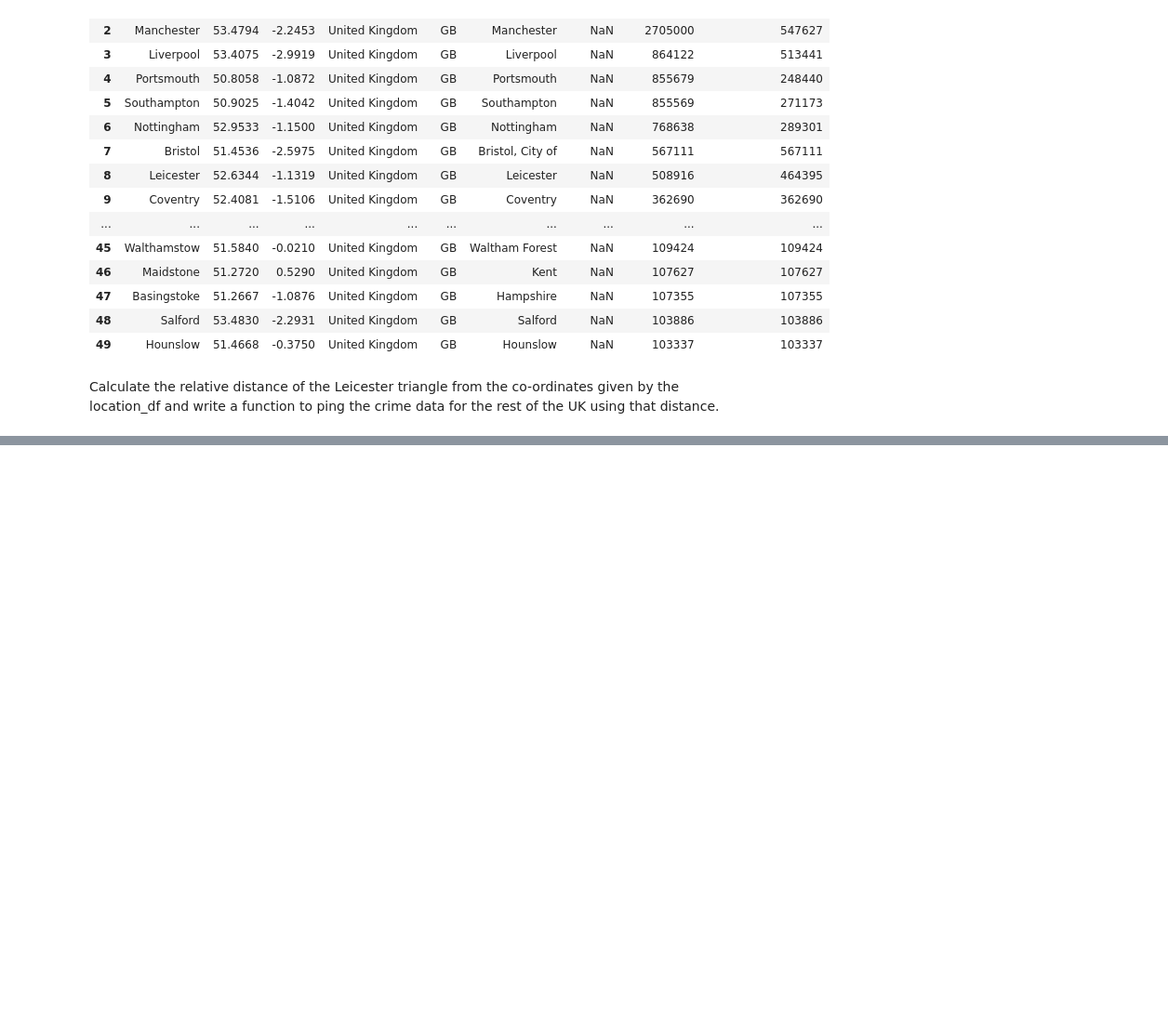
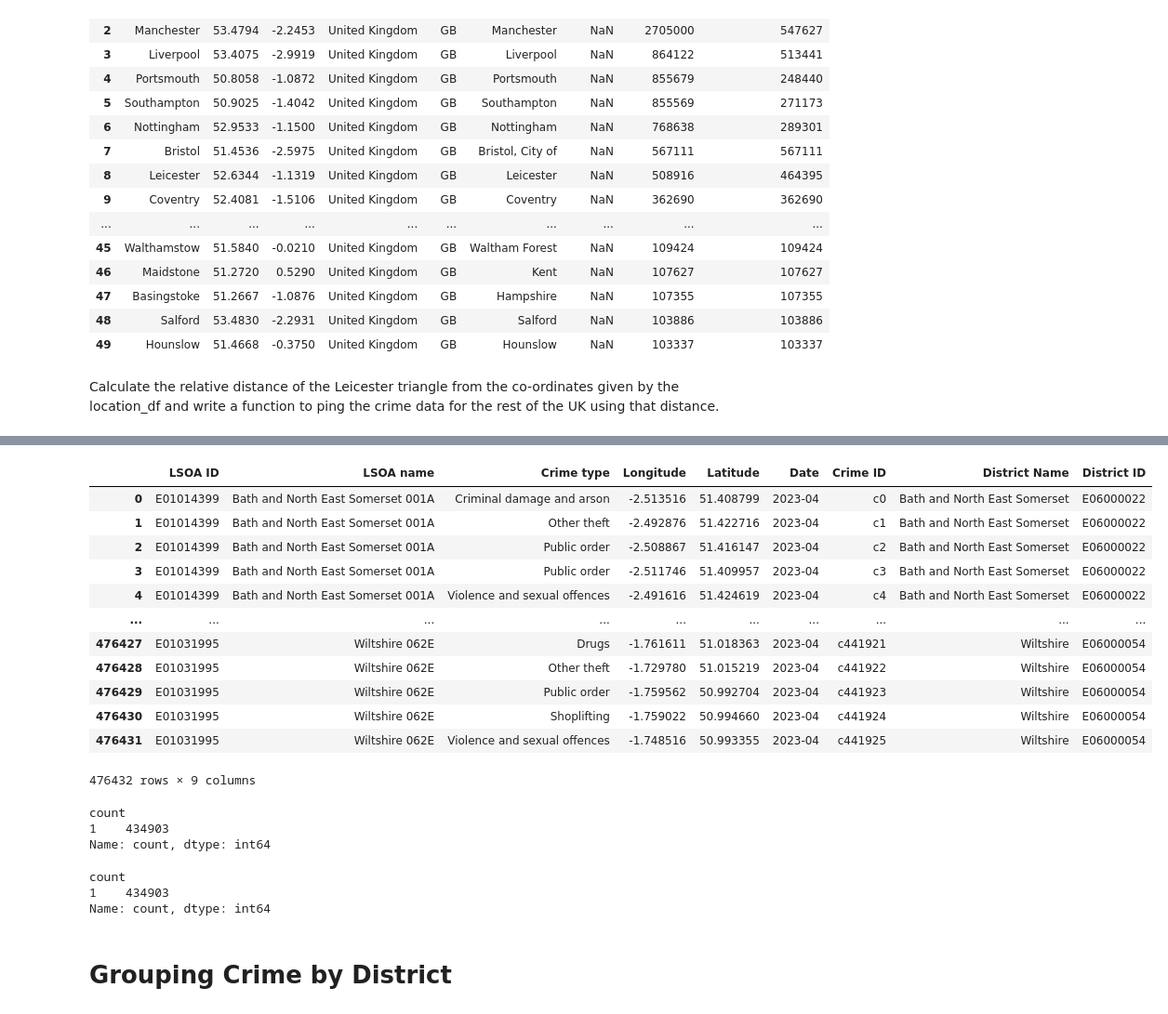
Before and after one commit to willbanny/Location-Analysis, a Jupyter notebook: crime_data/crime_data_notebooks/Crime_Data_Test_Book.ipynb, the cells around one changed output, grey strips where cells are left out. Shown at 93% size. Saved outputs shown, nothing was run; the diff lists cells and outputs as text; code cells hidden in the pictures; blank space fills up the shorter version.

```diff
--- a/crime_data/crime_data_notebooks/Crime_Data_Test_Book.ipynb
+++ b/crime_data/crime_data_notebooks/Crime_Data_Test_Book.ipynb
@@ -189,0 +386,3 @@ Calculate the relative distance of the Leicester triangle from the co-ordinates
+# %%
+joining_df = LSOA_Local_Authorities_df[["LSOA11CD",  "LAD22NM", "LAD22CD"]]
+joining_df
@@ -189,0 +403,2 @@ Calculate the relative distance of the Leicester triangle from the co-ordinates
+# %%
+joining_df.rename(columns= {"LSOA11CD" : "LSOA code"}, inplace = True)
@@ -189,0 +426,2 @@ Calculate the relative distance of the Leicester triangle from the co-ordinates
+# %%
+merged_crime_df = crime_data_df.merge(joining_df, how = 'left', on = "LSOA code")
@@ -189,0 +437,18 @@ Calculate the relative distance of the Leicester triangle from the co-ordinates
+# %%
+merged_crime_df.rename(columns= {"LSOA code" : "LSOA ID", "LAD22NM" : "District Name", "LAD22CD" : "District ID", "CrimeID" : "Crime ID"}, inplace = True)
+# %%
+merged_crime_df
+# %% [output]
+|  | LSOA ID | LSOA name | Crime type | Longitude | Latitude | Date | Crime ID | District Name | District ID |
+| 0 | E01014399 | Bath and North East Somerset 001A | Criminal damage and arson | -2.513516 | 51.408799 | 2023-04 | c0 | Bath and North East Somerset | E06000022 |
+| 1 | E01014399 | Bath and North East Somerset 001A | Other theft | -2.492876 | 51.422716 | 2023-04 | c1 | Bath and North East Somerset | E06000022 |
+| 2 | E01014399 | Bath and North East Somerset 001A | Public order | -2.508867 | 51.416147 | 2023-04 | c2 | Bath and North East Somerset | E06000022 |
+| 3 | E01014399 | Bath and North East Somerset 001A | Public order | -2.511746 | 51.409957 | 2023-04 | c3 | Bath and North East Somerset | E06000022 |
+| 4 | E01014399 | Bath and North East Somerset 001A | Violence and sexual offences | -2.491616 | 51.424619 | 2023-04 | c4 | Bath and North East Somerset | E06000022 |
+| ... | ... | ... | ... | ... | ... | ... | ... | ... | ... |
+| 476427 | E01031995 | Wiltshire 062E | Drugs | -1.761611 | 51.018363 | 2023-04 | c441921 | Wiltshire | E06000054 |
+| 476428 | E01031995 | Wiltshire 062E | Other theft | -1.729780 | 51.015219 | 2023-04 | c441922 | Wiltshire | E06000054 |
+| 476429 | E01031995 | Wiltshire 062E | Public order | -1.759562 | 50.992704 | 2023-04 | c441923 | Wiltshire | E06000054 |
+| 476430 | E01031995 | Wiltshire 062E | Shoplifting | -1.759022 | 50.994660 | 2023-04 | c441924 | Wiltshire | E06000054 |
+| 476431 | E01031995 | Wiltshire 062E | Violence and sexual offences | -1.748516 | 50.993355 | 2023-04 | c441925 | Wiltshire | E06000054 |
+476432 rows × 9 columns
@@ -189,0 +457,12 @@ Calculate the relative distance of the Leicester triangle from the co-ordinates
+# %%
+merged_crime_df["Crime ID"].value_counts().value_counts()
+# %% [output]
+count
+1    434903
+Name: count, dtype: int64
+# %%
+crime_data_df["CrimeID"].value_counts().value_counts()
+# %% [output]
+count
+1    434903
+Name: count, dtype: int64
@@ -189,0 +471,2 @@ Calculate the relative distance of the Leicester triangle from the co-ordinates
+# %% [markdown]
+# Grouping Crime by District
```
Also changed, not shown: parts of 37 cells of this notebook.
